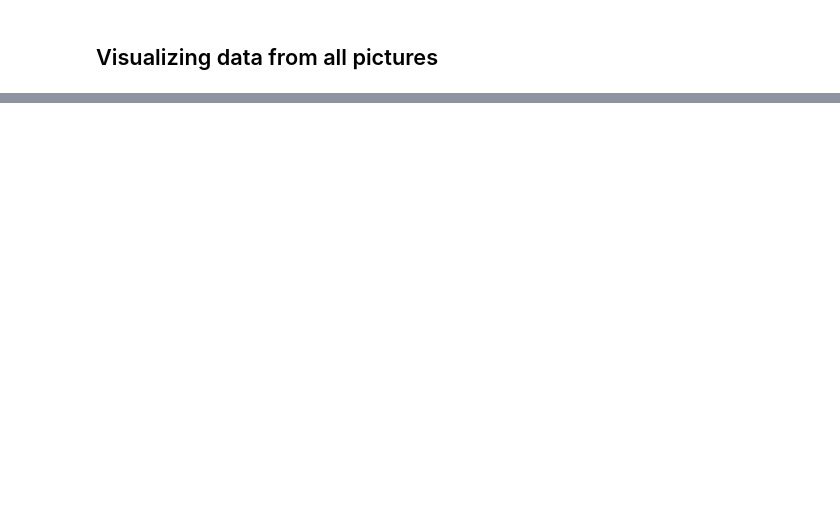
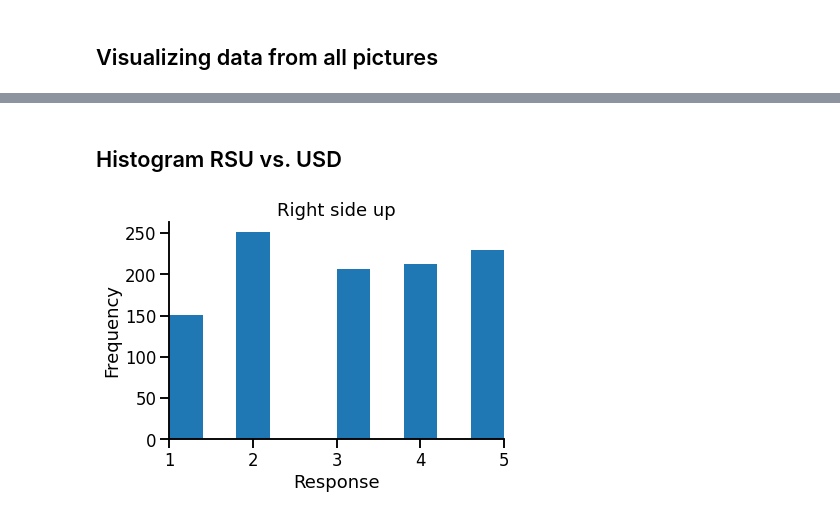
Before and after one commit to NerdPixel/PiQ, a Jupyter notebook: results/auswertung.ipynb, the cells around one changed output, grey strips where cells are left out. Cells and saved outputs as stored; diff of their text form; code cells hidden in the pictures; blank space fills up the shorter version.

```diff
--- a/results/auswertung.ipynb
+++ b/results/auswertung.ipynb
@@ -206,0 +174,4 @@ g.set(ylim = (-3, 3))
+# %%
+rsu = df[df['rotation'] == False]
+
+rsu
@@ -206,0 +212,12 @@ g.set(ylim = (-3, 3))
+# %% [markdown]
+## Histogram RSU vs. USD
+# %%
+# distribution of quality values for each image orientation
+plt.hist(rsu['response'])
+plt.xlabel('Response')
+plt.ylabel('Frequency')
+plt.xlim((1, 5))
+plt.title("Right side up")
+sns.despine()
+# %% [output]
+[figure, added]
```
Also changed, not shown: parts of 35 cells of this notebook.
